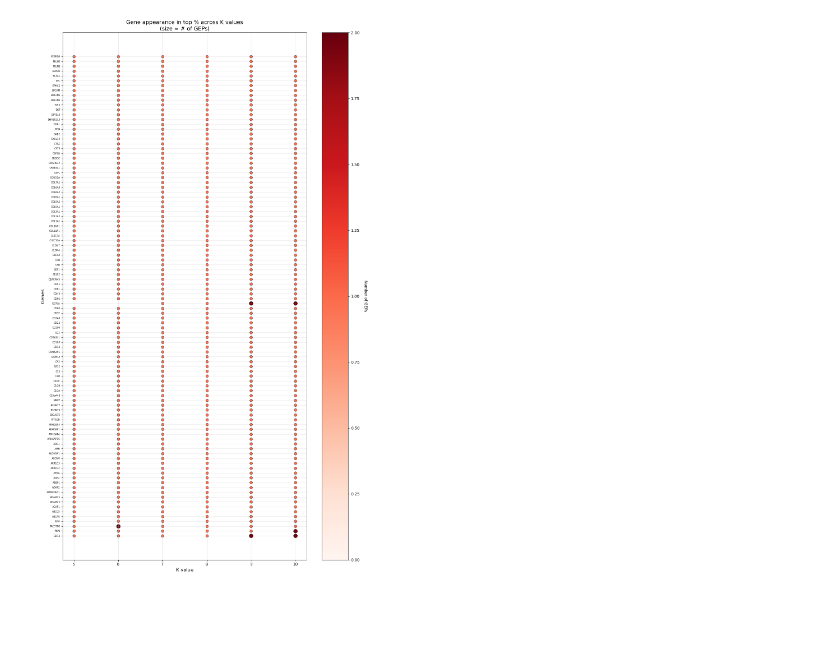
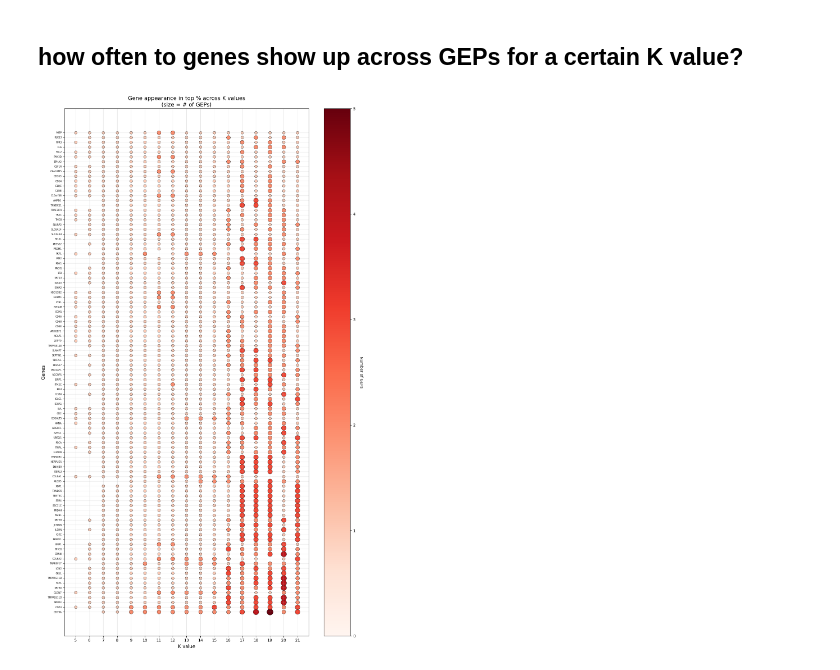
Before and after one commit to sumedhars/dinh-lab-cnmf, a Jupyter notebook: rank_top_spectral_vectors.ipynb, the cells around one changed output. Drawn from its saved outputs; the diff is of its cells as text; code cells hidden in the pictures; blank space fills up the shorter version.

```diff
--- a/rank_top_spectral_vectors.ipynb
+++ b/rank_top_spectral_vectors.ipynb
@@ -57,7 +57,8 @@ def plot_top_genes_across_k(output_dir, name, k_range, density_threshold=0.01, t
         binary_matrix = binary_matrix.iloc[:, gene_order]
 
     # Plot
-    fig, ax = plt.subplots(figsize=(20, 12))
+    fig_width = max(20, len(binary_matrix.columns) / 10)
+    fig, ax = plt.subplots(figsize=(fig_width, 16))
     sns.heatmap(
         binary_matrix,
         cmap='YlOrRd',
@@ -68,19 +69,19 @@ def plot_top_genes_across_k(output_dir, name, k_range, density_threshold=0.01, t
     )
 
     ax.set_xlabel("Genes", fontsize=12)
-    ax.set_ylabel("GEP (includes K)", fontsize=12)
+    ax.set_ylabel("GEP (includes K)", fontsize=16)
     ax.set_title(f"Top {top_pct*100:.1f}% Genes for each GEP across K values", fontsize=14)
 
-    plt.xticks(rotation=90, fontsize=6)
-    plt.yticks(rotation=0, fontsize=8)
+    plt.xticks(rotation=90, fontsize=8)
+    plt.yticks(rotation=0, fontsize=12)
     plt.tight_layout()
 
-    # 🔥 Return fig and matrix so you can unpack them
+    # Return fig and matrix so you can unpack them
     return fig, binary_matrix
 # %%
 k_range = range(5, 11)
 fig, matrix = plot_top_genes_across_k(
-    'all_datasets_consensus\\S1_spectra_vector_subset',
+    'all_datasets_consensus/S1_spectra_vector_subset',
     'anal_pc5_c21_S1.filtered',
     k_range
 )
@@ -101,7 +102,7 @@ def plot_spectra_heatmaps_per_k(output_dir, name, k_range, density_threshold=0.0
     n_cols = 3
     n_rows = int(np.ceil(n_ks / n_cols))
 
-    fig, axes = plt.subplots(n_rows, n_cols, figsize=(20, 4*n_rows))
+    fig, axes = plt.subplots(n_rows, n_cols, figsize=(40, 4*n_rows))
     axes = axes.flatten()
 
     for idx, k in enumerate(k_range):
@@ -127,15 +128,21 @@ def plot_spectra_heatmaps_per_k(output_dir, name, k_range, density_threshold=0.0
         spectra_subset = spectra_df[unique_top_genes]
 
         # ---- Plot heatmap ----
-        sns.heatmap(spectra_subset, cmap='viridis',
-                    ax=axes[idx],
-                    xticklabels=True,
-                    yticklabels=True,
-                    cbar=True)
+        sns.heatmap(
+            spectra_subset,
+            cmap='viridis',
+            ax=axes[idx],
+            xticklabels=True,
+            yticklabels=True,
+            cbar=True
+        )
 
         axes[idx].set_title(f"K = {k}")
         axes[idx].set_ylabel("GEP")
         axes[idx].set_xlabel(f"Top {top_pct*100:.1f}% genes")
+
+        # Make x-axis labels smaller + rotated + spaced
+        axes[idx].tick_params(axis='x', labelsize=6, rotation=90, pad=2)
 
     # ---- Hide unused subplot panels ----
     for idx in range(len(k_range), len(axes)):
@@ -143,6 +150,3 @@ def plot_spectra_heatmaps_per_k(output_dir, name, k_range, density_threshold=0.0
 
     plt.tight_layout()
     return fig
-# Usage
-fig = plot_spectra_heatmaps_per_k('all_datasets_consensus\S1_spectra_vector_subset', 'anal_pc5_c21_S1.filtered', range(5, 11))
-plt.show()
@@ -150,0 +153,4 @@ plt.show()
+# %%
+# Usage
+fig = plot_spectra_heatmaps_per_k('all_datasets_consensus/S1_spectra_vector_subset', 'anal_pc5_c21_S1.filtered', range(5, 11))
+plt.show()
@@ -151,3 +159,5 @@ plt.show()
+# %% [markdown]
+## how often to genes show up across GEPs for a certain K value?
 # %%
 def plot_dotplot_genes_across_k(output_dir, name, k_range, density_threshold=0.01, top_pct=0.01):
     """
@@ -225,10 +235,10 @@ def plot_dotplot_genes_across_k(output_dir, name, k_range, density_threshold=0.0
     return fig, dot_data
 # %%
 fig, data = plot_dotplot_genes_across_k(
-    'all_datasets_consensus/S1_spectra_vector_subset',
+    'all_datasets_consensus/anal_pc5_c21_S1.filtered_consensus_outputs',
     'anal_pc5_c21_S1.filtered',
-    range(5, 11)
+    range(5, 22)
 )
 plt.show()
 # %% [output]
-[figure, old version]
+[figure, new version]
```
Also changed, not shown: parts of 5 cells of this notebook, 1 other file.
